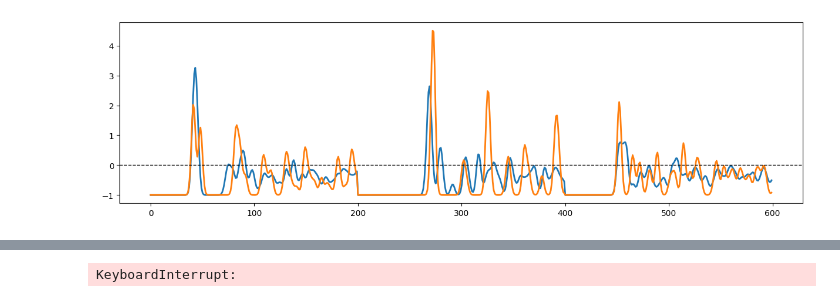
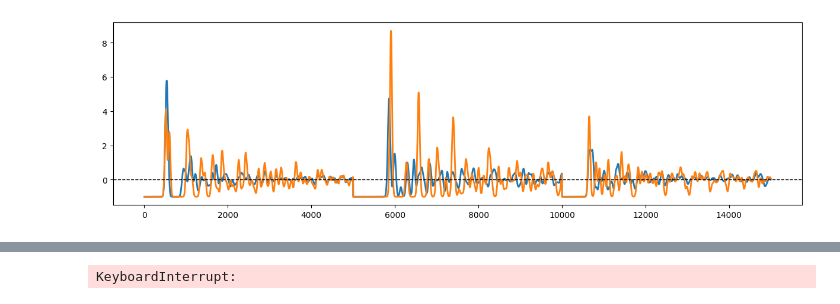
Before and after one commit to TY-Jeong/VacHopPy, a Jupyter notebook: example/3.FingerPrint/fingerprint.ipynb, the cells around one changed output, grey strips where cells are left out. Drawn from its saved outputs; the diff is of its cells as text; code cells hidden in the pictures.

```diff
--- a/example/3.FingerPrint/fingerprint.ipynb
+++ b/example/3.FingerPrint/fingerprint.ipynb
@@ -7,9 +7,9 @@ from tqdm.notebook import tqdm
 from vachoppy.trajectory import LatticeHopping
 from vachoppy.fingerprint import FingerPrint, CosineDistance
 # %%
-# Rmax, delta, sigma = 20, 0.004, 0.1
+Rmax, delta, sigma = 20, 0.004, 0.1
 # Rmax, delta, sigma = 15, 0.01, 0.1
-Rmax, delta, sigma = 10, 0.05, 0.1
+# Rmax, delta, sigma = 10, 0.05, 0.1
 
 # monoclinc
 fp_m_hfo = FingerPrint(A='Hf',
@@ -31,43 +31,31 @@ fp_m_oo = FingerPrint(A='O',
                       delta=delta,
                       sigma=sigma)
 
 # Tetragonal
 fp_t_hfo = FingerPrint(A='Hf',
                        B='O',
                        poscar='poscars_hfo2/POSCAR_tHfO2',
                        Rmax=Rmax,
                        delta=delta,
                        sigma=sigma)
 fp_t_hfhf = FingerPrint(A='Hf',
                         B='Hf',
                         poscar='poscars_hfo2/POSCAR_tHfO2',
                         Rmax=Rmax,
                         delta=delta,
                         sigma=sigma)
 fp_t_oo = FingerPrint(A='O',
                       B='O',
                       poscar='poscars_hfo2/POSCAR_tHfO2',
                       Rmax=Rmax,
                       delta=delta,
                       sigma=sigma)
 
 fp_m = np.concatenate((fp_m_hfo.fingerprint,
                        fp_m_hfhf.fingerprint,
                        fp_m_oo.fingerprint))
 fp_t = np.concatenate((fp_t_hfo.fingerprint,
                        fp_t_hfhf.fingerprint,
                        fp_t_oo.fingerprint))
-
-# plot fingerprints
-x1 = fp_m_hfo.R
-x2 = 2*fp_m_hfo.R
-x3 = 3*fp_m_hfo.R
-distance = np.concatenate((x1, x2, x3))
-
-plt.figure(figsize=(15, 4))
-plt.plot(fp_m, linewidth=2, label='M-')
-plt.plot(fp_t, linewidth=2, label='T-')
-plt.axhline(0, 0, 1, color='k', linestyle='--', linewidth=1)
-plt.show()
 # %% [output]
-[figure, old version]
+[figure, new version]
```
Also changed, not shown: parts of 1 cell of this notebook, 3 other files.
